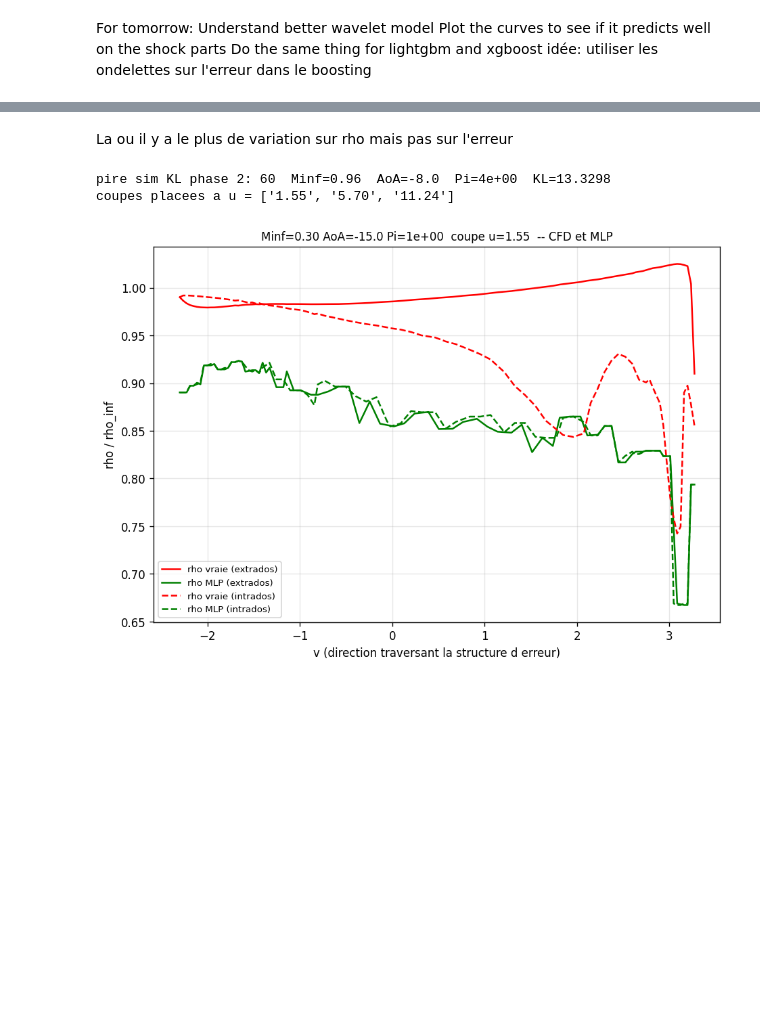
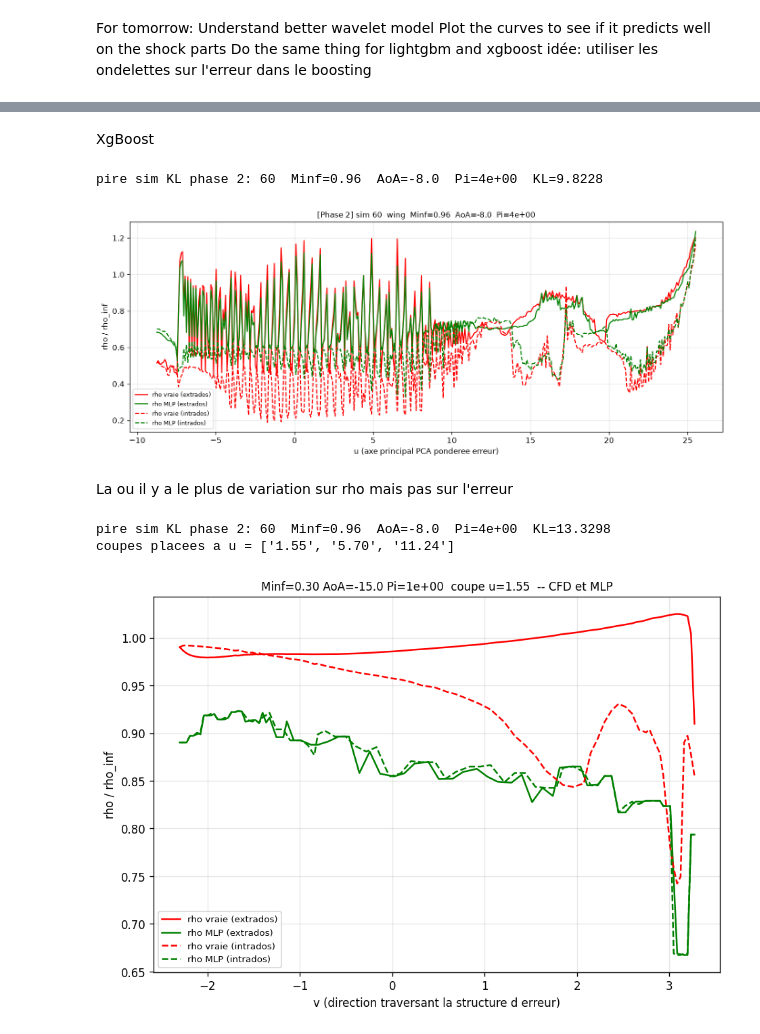
Before and after one commit to Akawalid/onera_468_crm_wall_distribution_regression_challenge_v2, a Jupyter notebook: copy.ipynb, the cells around one changed output, grey strips where cells are left out. Saved outputs shown, nothing was run; the diff lists cells and outputs as text; code cells hidden in the pictures; blank space fills up the shorter version.

```diff
--- a/copy.ipynb
+++ b/copy.ipynb
@@ -828,0 +871,2 @@ coupes placees a u = ['-18.19', '3.97', '7.44']
+# %% [markdown]
+XgBoost
@@ -829,3 +910,20 @@ coupes placees a u = ['-18.19', '3.97', '7.44']
+# %%
+isim_worst = int(np.nanargmax(np.where(test2_weights == 1.0,
+                            res2_xgb['kl'], np.nan)))
+
+print(f'pire sim KL phase 2: {isim_worst}  '
+      f'Minf={test2_conds[isim_worst, 0]:.2f}  '
+      f'AoA={test2_conds[isim_worst, 1]:.1f}  '
+      f'Pi={test2_conds[isim_worst, 2]:.0e}  '
+      f'KL={res2_xgb["kl"][isim_worst]:.4f}')
+
+# analyse_coupes_auto(isim_worst, X_test2, y_test2, y_pred2, 'wing',
+#                     'Phase 2', model_name='MLP', n_slices=3)
+plot_rho_along_u(isim_worst, X_test2, y_test2, y_pred2_xgb, 'wing',
+                 'Phase 2', model_name='MLP')
+# %% [output]
+pire sim KL phase 2: 60  Minf=0.96  AoA=-8.0  Pi=4e+00  KL=9.8228
+[figure, added]
 # %% [markdown]
 La ou il y a le plus de variation sur rho mais pas sur l'erreur
 # %%
```
Also changed, not shown: parts of 10 cells of this notebook, 1 other file.
